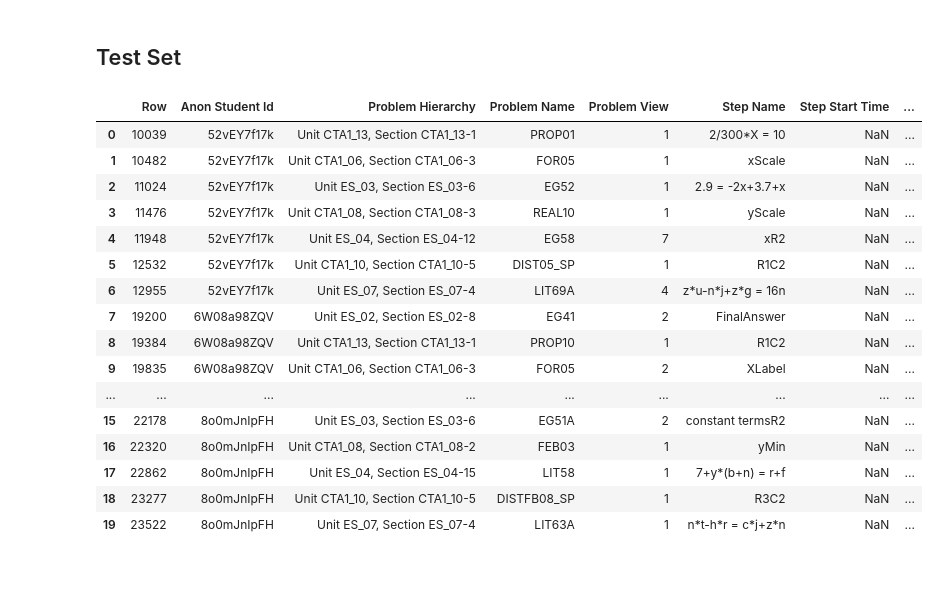
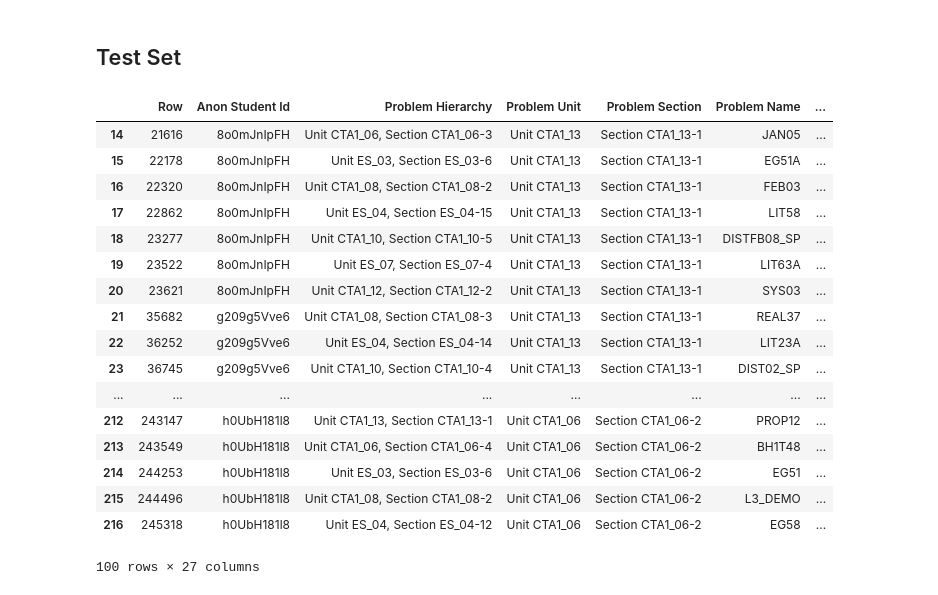
Before and after one commit to peihaowang/KDDCup2010, a Jupyter notebook: CFAR_features.ipynb, the cells around one changed output. Drawn from its saved outputs; the diff is of its cells as text; code cells hidden in the pictures.

```diff
--- a/CFAR_features.ipynb
+++ b/CFAR_features.ipynb
@@ -85,0 +76,5 @@ Index(['Row', 'Anon Student Id', 'Problem Hierarchy', 'Problem Name',
+# %%
+split_unit = lambda row: row["Problem Hierarchy"].split(',')[0].strip()
+split_section = lambda row: row["Problem Hierarchy"].split(',')[1].strip()
+df.insert(3, "Problem Unit", df.apply(split_unit, axis="columns"))
+df.insert(4, "Problem Section", df.apply(split_section, axis="columns"))
@@ -176,29 +173,33 @@ df.to_csv("data/CFAR_features_train.csv", sep='\t')
 # Get the test data:
 test_filepath = 'data/test.csv'
 testdf = pd.read_table(test_filepath)
+# %%
+testdf.insert(3, "Problem Unit", df.apply(split_unit, axis="columns"))
+testdf.insert(4, "Problem Section", df.apply(split_section, axis="columns"))
 # %%
 # Inspect schema
 testdf.columns
 # Inspect head of testdf
-testdf.head(20)
+testdf.head(100)
 # %% [output]
-|  | Row | Anon Student Id | Problem Hierarchy | Problem Name | Problem View | Step Name | Step Start Time | ... |
-| 0 | 10039 | 52vEY7f17k | Unit CTA1_13, Section CTA1_13-1 | PROP01 | 1 | 2/300*X = 10 | NaN | ... |
-| 1 | 10482 | 52vEY7f17k | Unit CTA1_06, Section CTA1_06-3 | FOR05 | 1 | xScale | NaN | ... |
-| 2 | 11024 | 52vEY7f17k | Unit ES_03, Section ES_03-6 | EG52 | 1 | 2.9 = -2x+3.7+x | NaN | ... |
-| 3 | 11476 | 52vEY7f17k | Unit CTA1_08, Section CTA1_08-3 | REAL10 | 1 | yScale | NaN | ... |
-| 4 | 11948 | 52vEY7f17k | Unit ES_04, Section ES_04-12 | EG58 | 7 | xR2 | NaN | ... |
-| 5 | 12532 | 52vEY7f17k | Unit CTA1_10, Section CTA1_10-5 | DIST05_SP | 1 | R1C2 | NaN | ... |
-| 6 | 12955 | 52vEY7f17k | Unit ES_07, Section ES_07-4 | LIT69A | 4 | z*u-n*j+z*g = 16n | NaN | ... |
-| 7 | 19200 | 6W08a98ZQV | Unit ES_02, Section ES_02-8 | EG41 | 2 | FinalAnswer | NaN | ... |
-| 8 | 19384 | 6W08a98ZQV | Unit CTA1_13, Section CTA1_13-1 | PROP10 | 1 | R1C2 | NaN | ... |
-| 9 | 19835 | 6W08a98ZQV | Unit CTA1_06, Section CTA1_06-3 | FOR05 | 2 | XLabel | NaN | ... |
-| ... | ... | ... | ... | ... | ... | ... | ... | ... |
-| 15 | 22178 | 8o0mJnIpFH | Unit ES_03, Section ES_03-6 | EG51A | 2 | constant termsR2 | NaN | ... |
-| 16 | 22320 | 8o0mJnIpFH | Unit CTA1_08, Section CTA1_08-2 | FEB03 | 1 | yMin | NaN | ... |
-| 17 | 22862 | 8o0mJnIpFH | Unit ES_04, Section ES_04-15 | LIT58 | 1 | 7+y*(b+n) = r+f | NaN | ... |
-| 18 | 23277 | 8o0mJnIpFH | Unit CTA1_10, Section CTA1_10-5 | DISTFB08_SP | 1 | R3C2 | NaN | ... |
-| 19 | 23522 | 8o0mJnIpFH | Unit ES_07, Section ES_07-4 | LIT63A | 1 | n*t-h*r = c*j+z*n | NaN | ... |
+|  | Row | Anon Student Id | Problem Hierarchy | Problem Unit | Problem Section | Problem Name | ... |
+| 14 | 21616 | 8o0mJnIpFH | Unit CTA1_06, Section CTA1_06-3 | Unit CTA1_13 | Section CTA1_13-1 | JAN05 | ... |
+| 15 | 22178 | 8o0mJnIpFH | Unit ES_03, Section ES_03-6 | Unit CTA1_13 | Section CTA1_13-1 | EG51A | ... |
+| 16 | 22320 | 8o0mJnIpFH | Unit CTA1_08, Section CTA1_08-2 | Unit CTA1_13 | Section CTA1_13-1 | FEB03 | ... |
+| 17 | 22862 | 8o0mJnIpFH | Unit ES_04, Section ES_04-15 | Unit CTA1_13 | Section CTA1_13-1 | LIT58 | ... |
+| 18 | 23277 | 8o0mJnIpFH | Unit CTA1_10, Section CTA1_10-5 | Unit CTA1_13 | Section CTA1_13-1 | DISTFB08_SP | ... |
+| 19 | 23522 | 8o0mJnIpFH | Unit ES_07, Section ES_07-4 | Unit CTA1_13 | Section CTA1_13-1 | LIT63A | ... |
+| 20 | 23621 | 8o0mJnIpFH | Unit CTA1_12, Section CTA1_12-2 | Unit CTA1_13 | Section CTA1_13-1 | SYS03 | ... |
+| 21 | 35682 | g209g5Vve6 | Unit CTA1_08, Section CTA1_08-3 | Unit CTA1_13 | Section CTA1_13-1 | REAL37 | ... |
+| 22 | 36252 | g209g5Vve6 | Unit ES_04, Section ES_04-14 | Unit CTA1_13 | Section CTA1_13-1 | LIT23A | ... |
+| 23 | 36745 | g209g5Vve6 | Unit CTA1_10, Section CTA1_10-4 | Unit CTA1_13 | Section CTA1_13-1 | DIST02_SP | ... |
+| ... | ... | ... | ... | ... | ... | ... | ... |
+| 212 | 243147 | h0UbH181l8 | Unit CTA1_13, Section CTA1_13-1 | Unit CTA1_06 | Section CTA1_06-2 | PROP12 | ... |
+| 213 | 243549 | h0UbH181l8 | Unit CTA1_06, Section CTA1_06-4 | Unit CTA1_06 | Section CTA1_06-2 | BH1T48 | ... |
+| 214 | 244253 | h0UbH181l8 | Unit ES_03, Section ES_03-6 | Unit CTA1_06 | Section CTA1_06-2 | EG51 | ... |
+| 215 | 244496 | h0UbH181l8 | Unit CTA1_08, Section CTA1_08-2 | Unit CTA1_06 | Section CTA1_06-2 | L3_DEMO | ... |
+| 216 | 245318 | h0UbH181l8 | Unit ES_04, Section ES_04-12 | Unit CTA1_06 | Section CTA1_06-2 | EG58 | ... |
+100 rows × 27 columns
 # %%
 # Query CFAR through the specified columns as keys
 def queryCFAR(row, df, columns):
```
Also changed, not shown: parts of 9 cells of this notebook, 1 other file.
